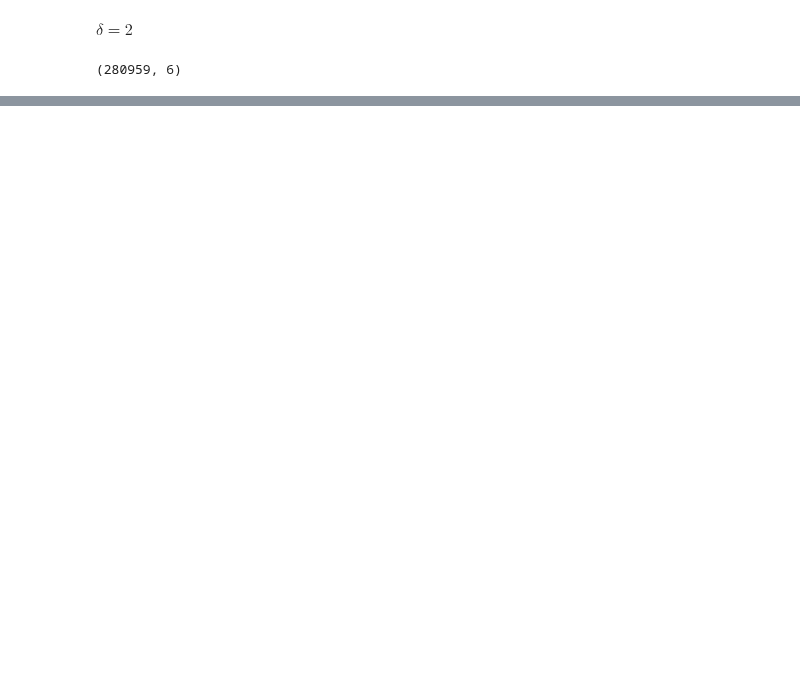
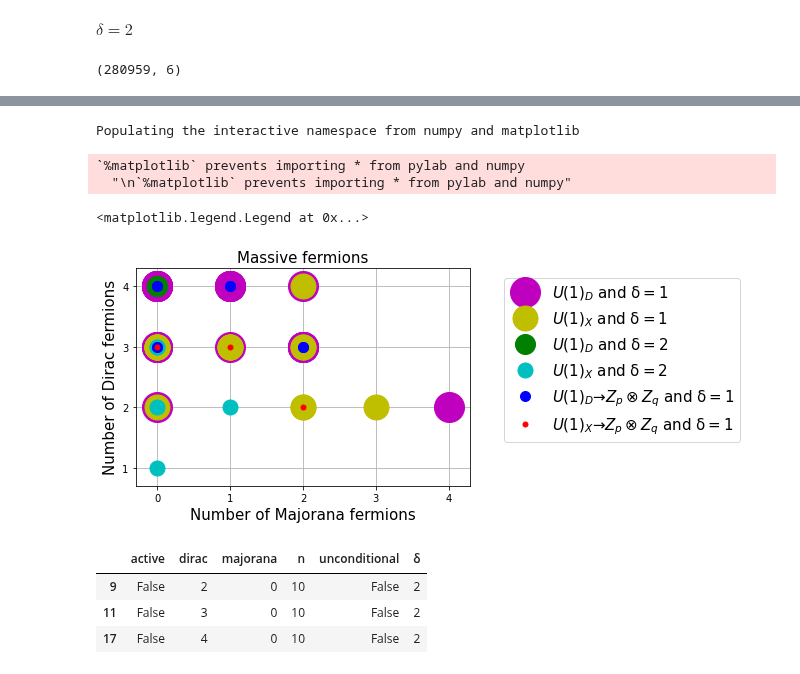
Before and after one commit to LBJ-Wade/anomaly, a Jupyter notebook: Effective_Dirac_5_6_IMPORTANT.ipynb, the cells around one changed output, grey strips where cells are left out. Saved outputs shown, nothing was run; the diff lists cells and outputs as text; code cells hidden in the pictures; blank space fills up the shorter version.

```diff
--- a/Effective_Dirac_5_6_IMPORTANT.ipynb
+++ b/Effective_Dirac_5_6_IMPORTANT.ipynb
@@ -351,0 +430,53 @@ dspm2[dspm2['DMs'].apply(lambda d: 'ψ' in d.keys() and 'χ' in d.keys())].reset
+# %%
+%pylab inline
+df=pd.DataFrame(fnl['features'].str[0].to_list())
+# %% [output]
+Populating the interactive namespace from numpy and matplotlib
+`%matplotlib` prevents importing * from pylab and numpy
+  "\n`%matplotlib` prevents importing * from pylab and numpy"
+# %%
+#Dark → δ=1
+from matplotlib.ticker import MaxNLocator
+ax = plt.figure().gca()
+ax.plot(df[ ( (df['active']==False) & (df['δ']==1) ) ]['majorana'],
+         df[ ( (df['active']==False) & (df['δ']==1) ) ]['dirac'],'mo',markersize=30,label=r'$U(1)_D\ \rm{and}\ \delta=1$')
+#Active → δ=1
+ax.plot(df[ ( (df['active']==True) & (df['δ']==1) ) ]['majorana'],
+         df[ ( (df['active']==True) & (df['δ']==1) ) ]['dirac'],'yo',markersize=25,label=r'$U(1)_X\ \rm{and}\ \delta=1$')
+#Dark → δ=2
+ax.plot(df[ ( (df['active']==False) & (df['δ']==2) ) ]['majorana'],
+         df[ ( (df['active']==False) & (df['δ']==2) ) ]['dirac'],'go',markersize=20,label=r'$U(1)_D\ \rm{and}\ \delta=2$')
+#Active → δ=2
+ax.plot(df[ ( (df['active']==True) & (df['δ']==2) ) ]['majorana'],
+         df[ ( (df['active']==True) & (df['δ']==2) ) ]['dirac'],'co',markersize=15,label=r'$U(1)_X\ \rm{and}\ \delta=2$')
+
+
+#Dark → δ=1 → unconditional
+ax.plot(df[ ( (df['active']==False) & (df['δ']==1) & (df['unconditional']==True) ) ]['majorana'],
+         df[ ( (df['active']==False) & (df['δ']==1) & (df['unconditional']==True) ) ]['dirac'],'bo',
+         markersize=10,label=r'$U(1)_D \to Z_p\otimes Z_q\ \rm{and}\ \delta=1$')
+#Active → δ=1 → unconditional
+ax.plot(df[ ( (df['active']==True) & (df['δ']==1) & (df['unconditional']==True) ) ]['majorana'],
+         df[ ( (df['active']==True) & (df['δ']==1) & (df['unconditional']==True) ) ]['dirac'],'ro',
+        markersize=5,label=r'$U(1)_X \to Z_p\otimes Z_q\ \rm{and}\ \delta=1$')
+ax.xaxis.set_major_locator(MaxNLocator(integer=True))
+ax.yaxis.set_major_locator(MaxNLocator(integer=True))
+
+ax.set_xlabel('Number of Majorana fermions',size=15)
+ax.set_ylabel('Number of Dirac fermions',size=15)
+ax.set_title('Massive fermions',fontsize=15)
+
+ax.set_ylim(0.7,4.3)
+ax.set_xlim(-0.3,4.3)
+ax.grid()
+ax.legend(loc=(1.1,0.2),fontsize=15)
+# %% [output]
+<matplotlib.legend.Legend at 0x...>
+[figure, added]
+# %%
+df[ ( (df['active']==False) & (df['δ']==2) ) ]
+# %% [output]
+|  | active | dirac | majorana | n | unconditional | δ |
+| 9 | False | 2 | 0 | 10 | False | 2 |
+| 11 | False | 3 | 0 | 10 | False | 2 |
+| 17 | False | 4 | 0 | 10 | False | 2 |
```
Also changed, not shown: parts of 28 cells of this notebook.
